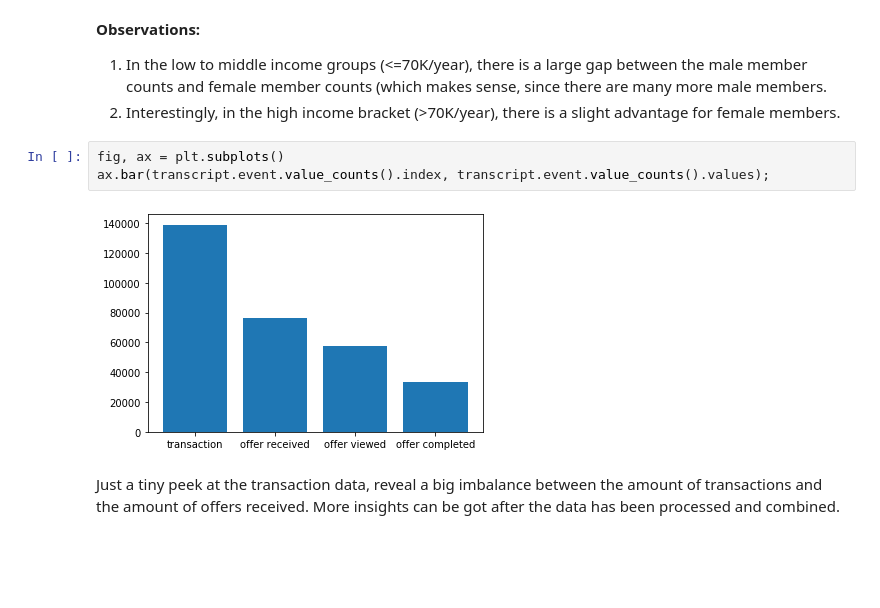
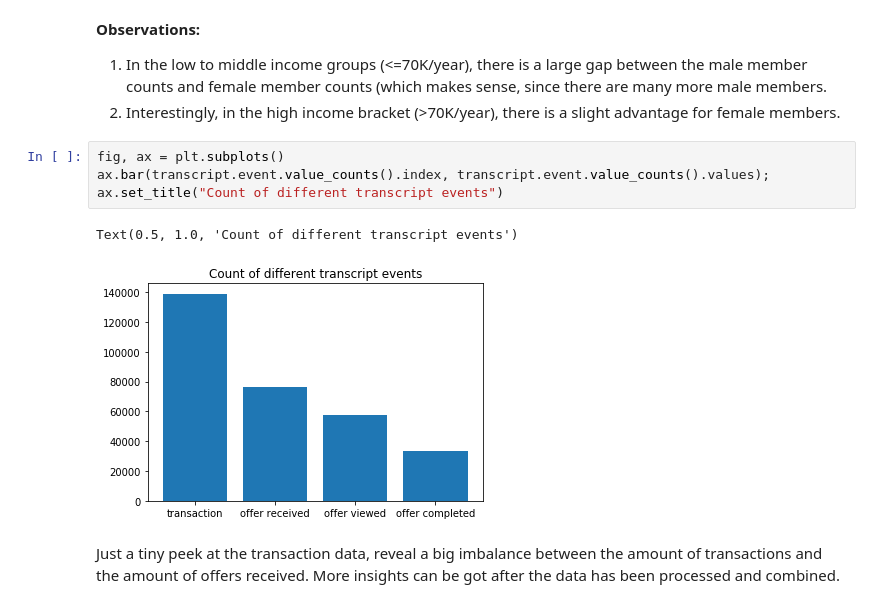
Before and after one commit to ininjame/udacity_capstone, a Jupyter notebook: Starbucks_Capstone_notebook.ipynb, the cells around one changed output. Saved outputs shown, nothing was run; the diff lists cells and outputs as text; blank space fills up the shorter version.

```diff
--- a/Starbucks_Capstone_notebook.ipynb
+++ b/Starbucks_Capstone_notebook.ipynb
@@ -177,8 +177,10 @@ Male median income: 59000.0
 # %%
 fig, ax = plt.subplots()
 ax.bar(transcript.event.value_counts().index, transcript.event.value_counts().values);
+ax.set_title("Count of different transcript events")
 # %% [output]
+Text(0.5, 1.0, 'Count of different transcript events')
-[figure, old version]
+[figure, new version]
 # %% [markdown]
 Just a tiny peek at the transaction data, reveal a big imbalance between the amount of transactions and the amount of offers received.
 More insights can be got after the data has been processed and combined.
```
Also changed, not shown: parts of 24 cells of this notebook, 1 other file.
